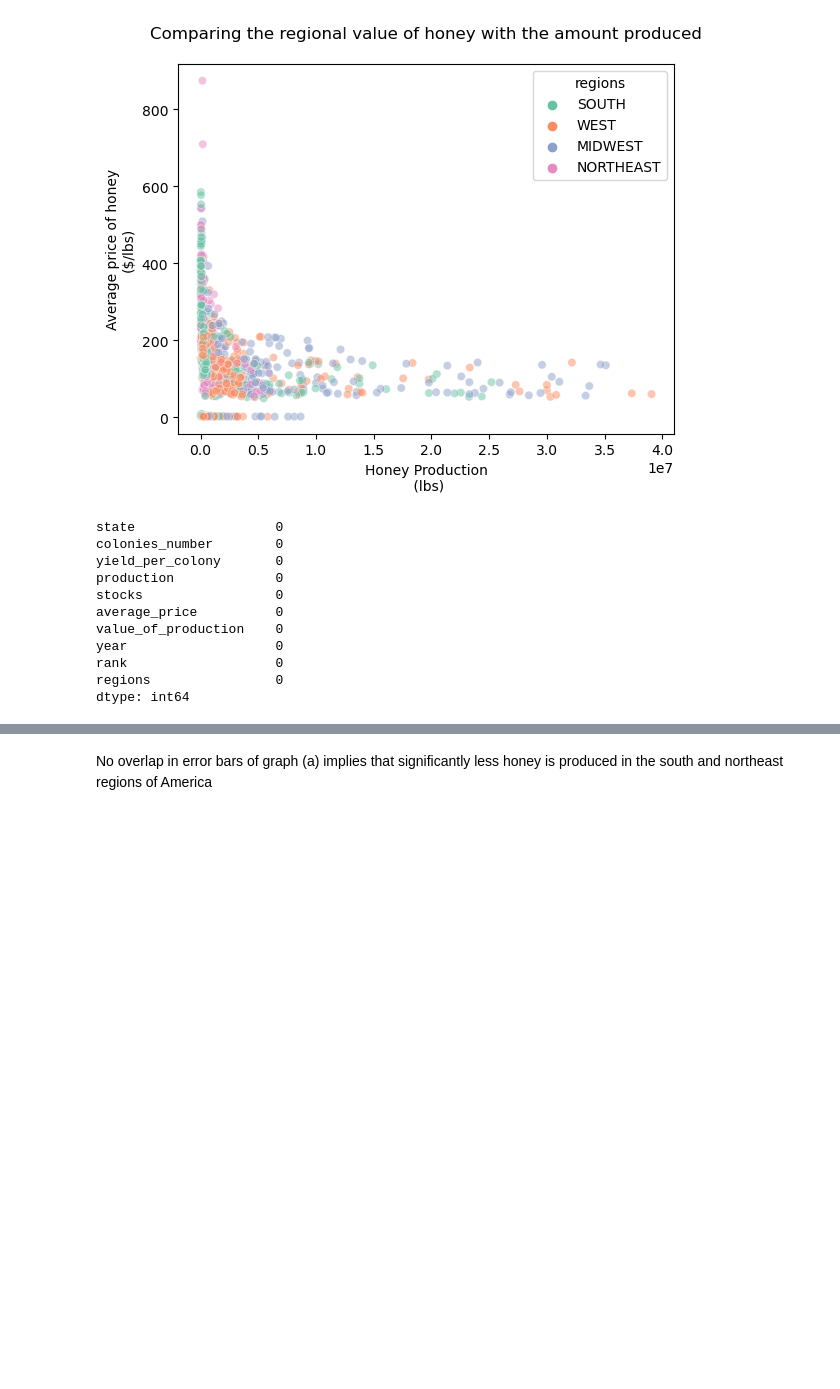
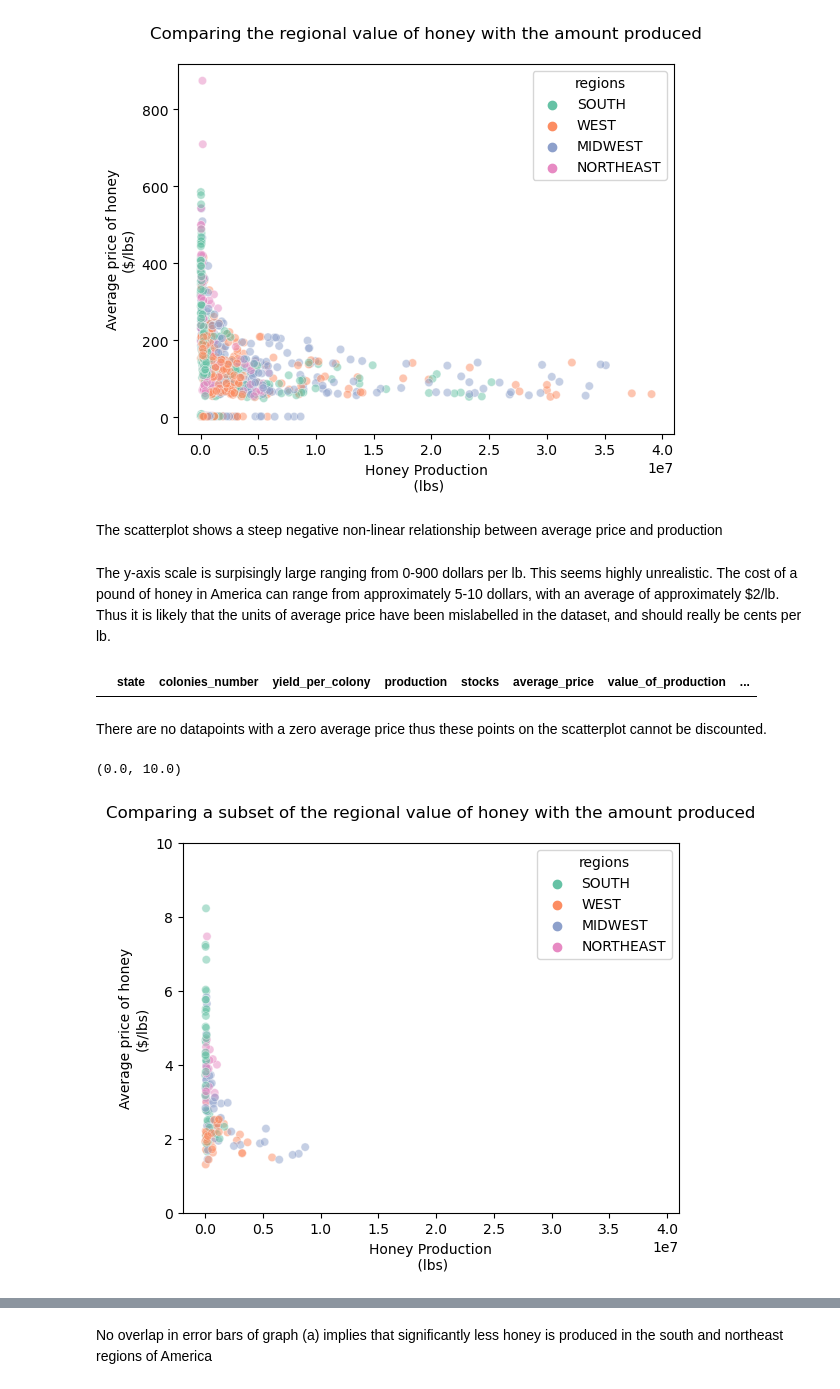
Before and after one commit to mos5939/Assessment-Honey_production, a Jupyter notebook: Honey_production_analysis.ipynb, the cells around one changed output, grey strips where cells are left out. Cells and saved outputs as stored; diff of their text form; code cells hidden in the pictures; blank space fills up the shorter version.

```diff
--- a/Honey_production_analysis.ipynb
+++ b/Honey_production_analysis.ipynb
@@ -348,18 +347,21 @@ fig_2
  Text(0.5, 0, 'Honey Production\n (lbs)'),
  Text(0, 0.5, 'Average price of honey\n($/lbs)')]
 [figure]
-# %%
-#check for null values which may interfere with data analysis
-data.isnull().sum()
-# %% [output]
-state                  0
-colonies_number        0
-yield_per_colony       0
-production             0
-stocks                 0
-average_price          0
-value_of_production    0
-year                   0
-rank                   0
-regions                0
-dtype: int64
+# %% [markdown]
+The scatterplot shows a steep negative non-linear relationship between average price and production
+# %% [markdown]
+The y-axis scale is surpisingly large ranging from 0-900 dollars per lb. This seems highly unrealistic. The cost of a pound of honey in America can range from approximately 5-10 dollars, with an average of approximately $2/lb. Thus it is likely that the units of average price have been mislabelled in the dataset, and should really be cents per lb.
+# %%
+# assess the subgroup of near zero values for anomalies
+data[data["average_price"] == 0]
+# %% [output]
+|  | state | colonies_number | yield_per_colony | production | stocks | average_price | value_of_production | ... |
+# %% [markdown]
+There are no datapoints with a zero average price thus these points on the scatterplot cannot be discounted.
+# %%
+sns.scatterplot(x="production", y="average_price", data=data, hue = "regions", alpha=0.5, palette="Set2").set(title = "Comparing a subset of the regional value of honey with the amount produced\n", xlabel = "Honey Production\n (lbs)", ylabel ="Average price of honey\n($/lbs)")
+# visual check to ensure points that look near zero are not anomalies
+plt.ylim(0,10)
+# %% [output]
+(0.0, 10.0)
+[figure, added]
```
Also changed, not shown: parts of 13 cells of this notebook, 2 other files.
